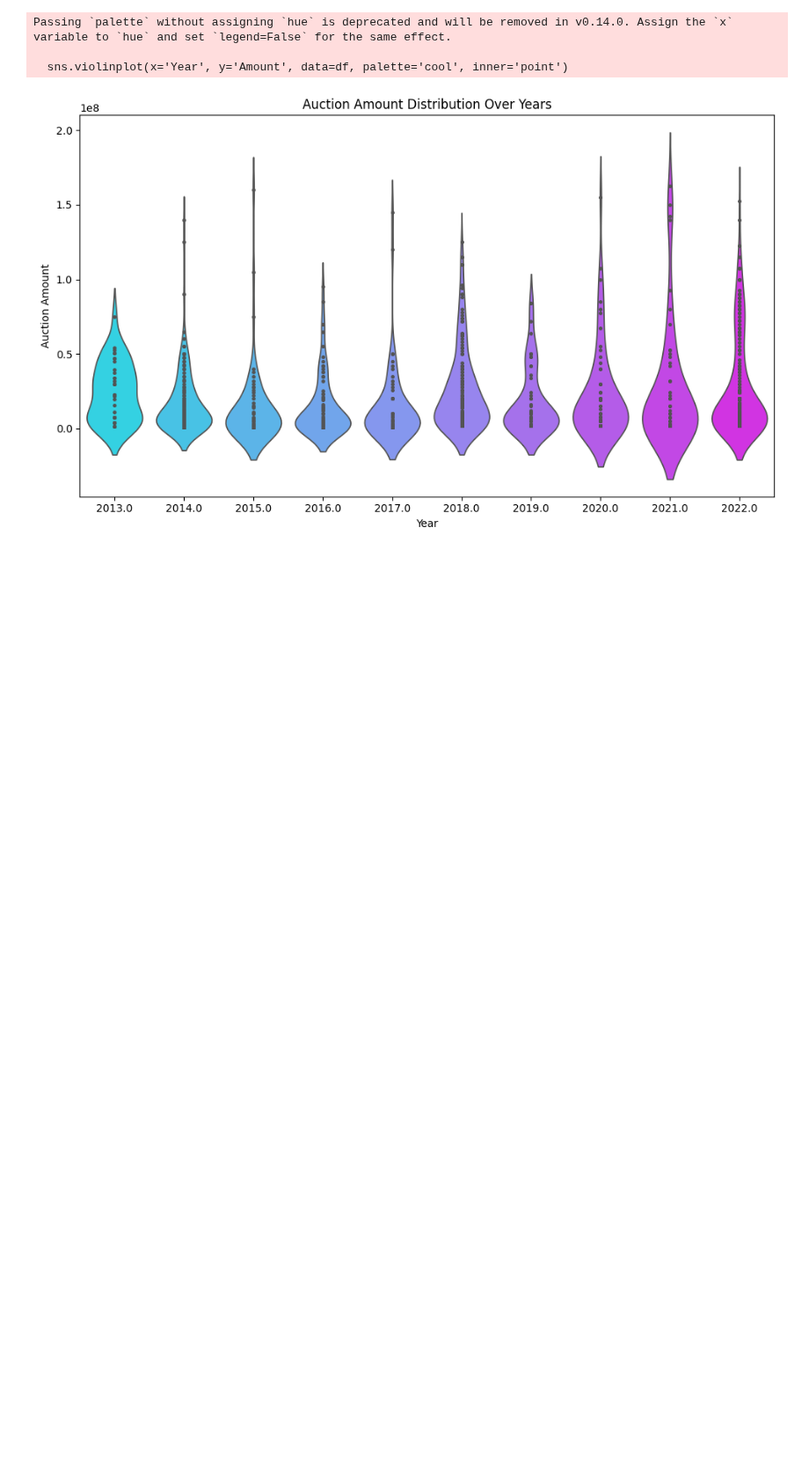
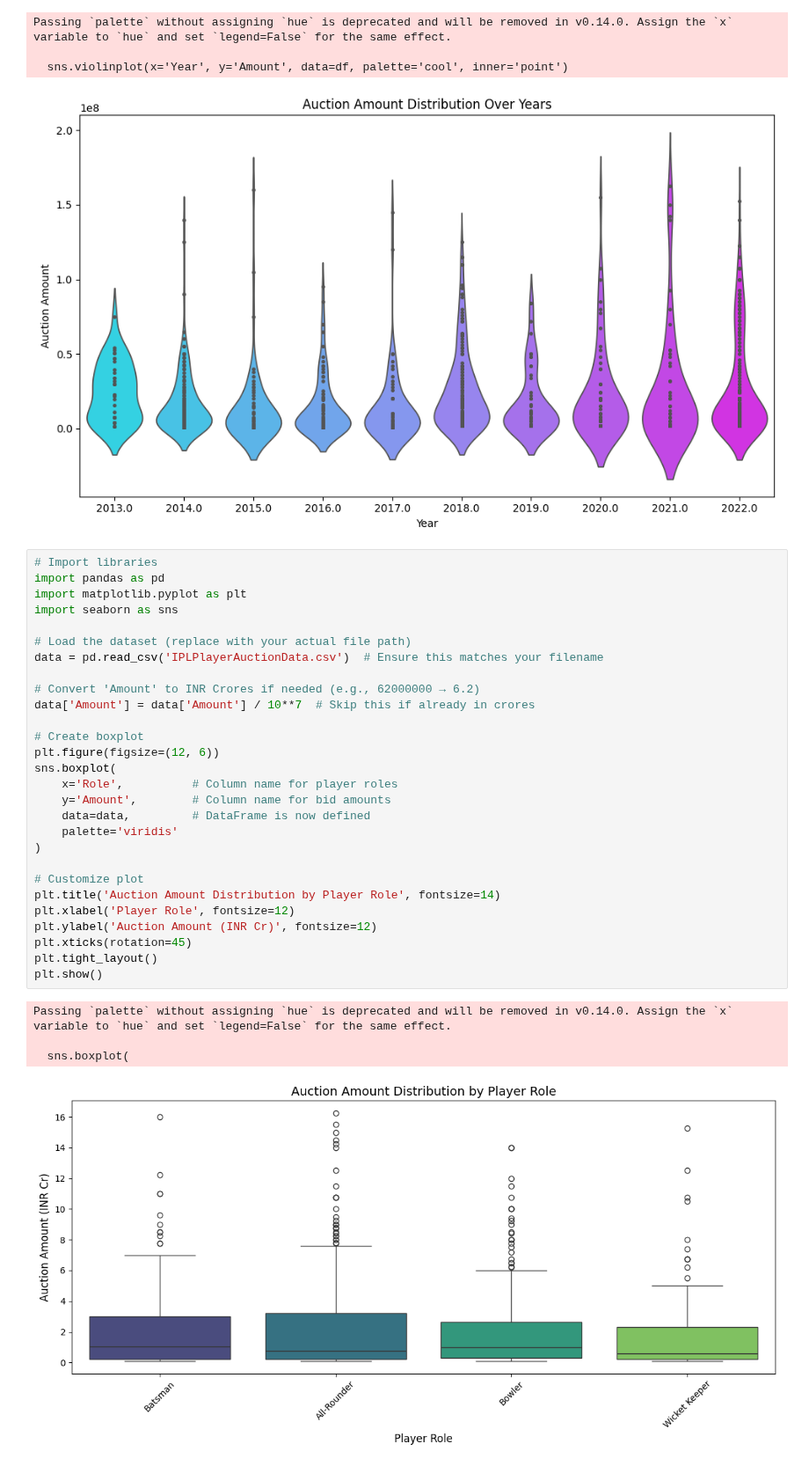
Before and after one commit to Murali23130/DAV_Project_130, a Jupyter notebook: DavAssignment.ipynb, the cells around one changed output. Shown at 88% size. Saved outputs shown, nothing was run; the diff lists cells and outputs as text; blank space fills up the shorter version.

```diff
--- a/DavAssignment.ipynb
+++ b/DavAssignment.ipynb
@@ -417,3 +404,36 @@ Passing `palette` without assigning `hue` is deprecated and will be removed in v
 
   sns.violinplot(x='Year', y='Amount', data=df, palette='cool', inner='point')
 [figure]
+# %%
+# Import libraries
+import pandas as pd
+import matplotlib.pyplot as plt
+import seaborn as sns
+
+# Load the dataset (replace with your actual file path)
+data = pd.read_csv('IPLPlayerAuctionData.csv')  # Ensure this matches your filename
+
+# Convert 'Amount' to INR Crores if needed (e.g., 62000000 → 6.2)
+data['Amount'] = data['Amount'] / 10**7  # Skip this if already in crores
+
+# Create boxplot
+plt.figure(figsize=(12, 6))
+sns.boxplot(
+    x='Role',          # Column name for player roles
+    y='Amount',        # Column name for bid amounts
+    data=data,         # DataFrame is now defined
+    palette='viridis'
+)
+
+# Customize plot
+plt.title('Auction Amount Distribution by Player Role', fontsize=14)
+plt.xlabel('Player Role', fontsize=12)
+plt.ylabel('Auction Amount (INR Cr)', fontsize=12)
+plt.xticks(rotation=45)
+plt.tight_layout()
+plt.show()
+# %% [output]
+Passing `palette` without assigning `hue` is deprecated and will be removed in v0.14.0. Assign the `x` variable to `hue` and set `legend=False` for the same effect.
+
+  sns.boxplot(
+[figure, added]
```
Also changed, not shown: parts of 2 cells of this notebook.
